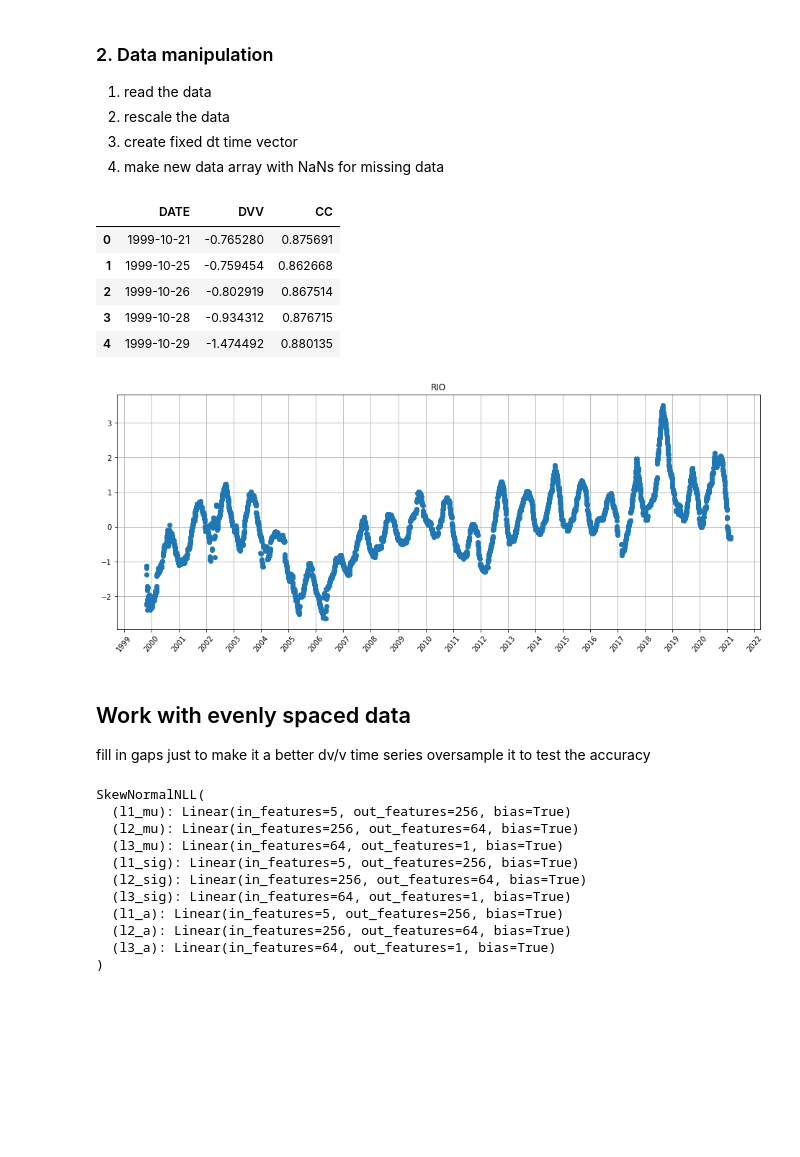
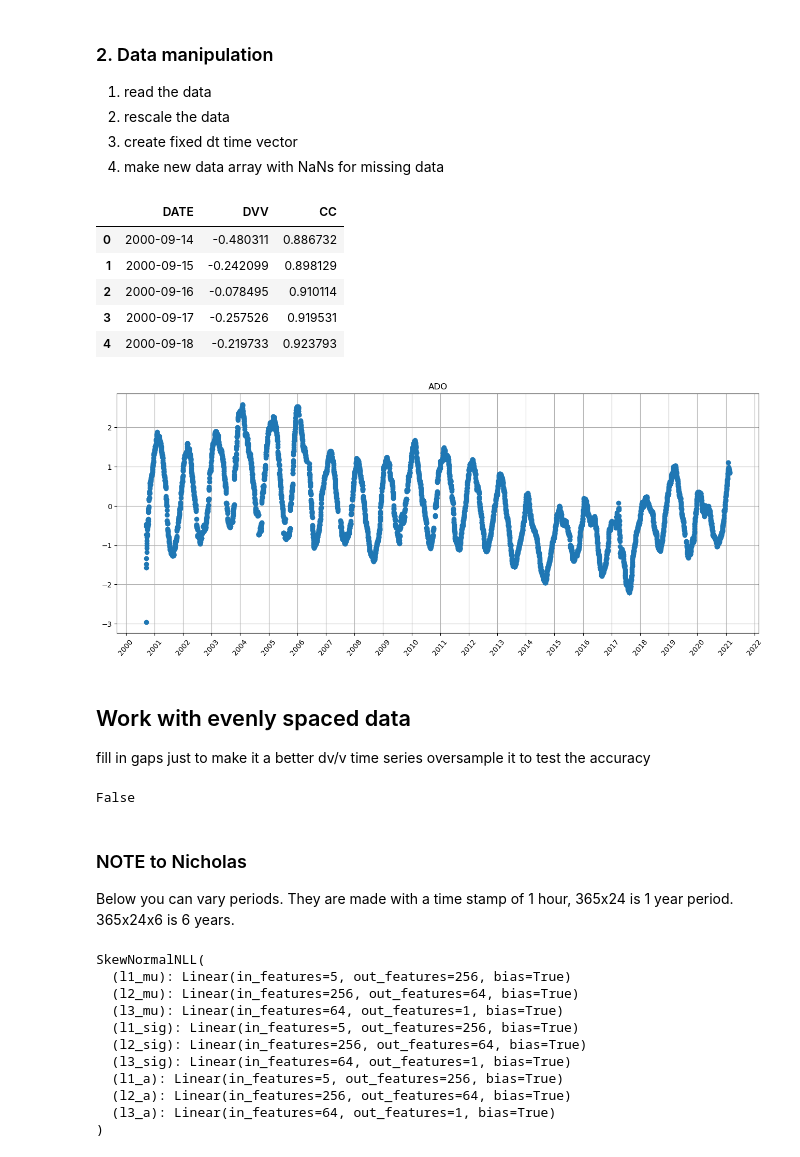
Before and after one commit to Denolle-Lab/DVV_Forecast, a Jupyter notebook: scripts/koop_dv.ipynb, the cells around one changed output. Drawn from its saved outputs; the diff is of its cells as text; code cells hidden in the pictures; blank space fills up the shorter version.

```diff
--- a/scripts/koop_dv.ipynb
+++ b/scripts/koop_dv.ipynb
@@ -21,16 +21,16 @@ import pandas as pd
 3. make new data array with NaNs for missing data
 # %%
 #1: read data
-ff = glob.glob("./data/DVV/*RIO*")[0]
+ff = glob.glob("../data/DVV/*ADO*")[0]
 pd_dv = pd.read_csv(ff)
 pd_dv.head()
 # %% [output]
 |  | DATE | DVV | CC |
-| 0 | 1999-10-21 | -0.765280 | 0.875691 |
-| 1 | 1999-10-25 | -0.759454 | 0.862668 |
-| 2 | 1999-10-26 | -0.802919 | 0.867514 |
-| 3 | 1999-10-28 | -0.934312 | 0.876715 |
-| 4 | 1999-10-29 | -1.474492 | 0.880135 |
+| 0 | 2000-09-14 | -0.480311 | 0.886732 |
+| 1 | 2000-09-15 | -0.242099 | 0.898129 |
+| 2 | 2000-09-16 | -0.078495 | 0.910114 |
+| 3 | 2000-09-17 | -0.257526 | 0.919531 |
+| 4 | 2000-09-18 | -0.219733 | 0.923793 |
 # %%
 # 2: data rescaling
 crap=pd_dv['DVV']
@@ -74,18 +74,18 @@ tt = (pd.to_datetime(pd_dv['DATE']).values.astype(np.int64) // 10 ** 9 // 86400)
 # %%
 fig, ax = plt.subplots(figsize=(16,6))
 ax.plot_date(dates,Y)
 # ax.plot_date(x,YY)
-ax.set_title('RIO')
+ax.set_title('ADO')
 xx=plt.xticks(rotation=50)
 fmt_half_year = mdates.YearLocator()
 ax.xaxis.set_major_locator(fmt_half_year)
 ax.xaxis.set_major_formatter(mdates.DateFormatter('%Y'))
 # ax.set_yticks([0])
 # ax.set_yticklabels(['dv/v'])
 ax.grid(True)
 # plt.plot(np.arange(len(pd_dv['DVV'])),pd_dv['DVV']);plt.grid(True)
 # %% [output]
-[figure, old version]
+[figure, new version]
 # %% [markdown]
 ## Work with evenly spaced data
 fill in gaps just to make it a better dv/v time series
@@ -112,4 +112,12 @@ Ynew=Ynew.reshape(-1,1)
 scale = np.std(Ynew)
 loc = np.mean(Ynew)
 Ynew2 = (Ynew - loc) / scale
+
+print(np.any(np.isnan(Ynew2)))
+# %% [output]
+False
+# %% [markdown]
+### NOTE to Nicholas ###
+
+Below you can vary periods. They are made with a time stamp of 1 hour, 365x24 is 1 year period. 365x24x6 is 6 years.
 # %%
```
Also changed, not shown: parts of 5 cells of this notebook, 1 other file.
